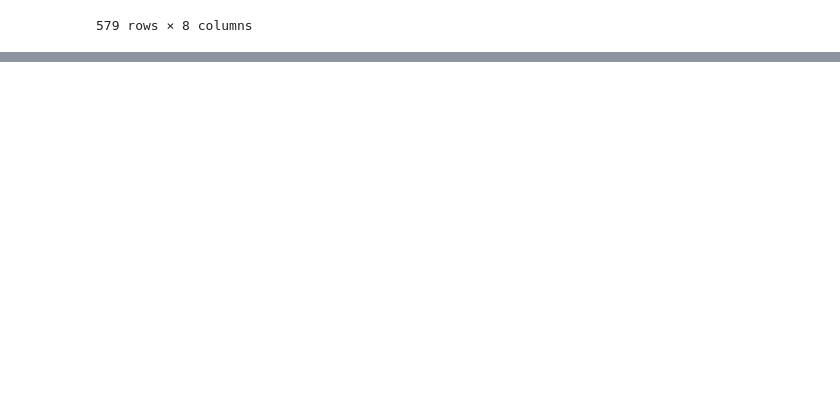
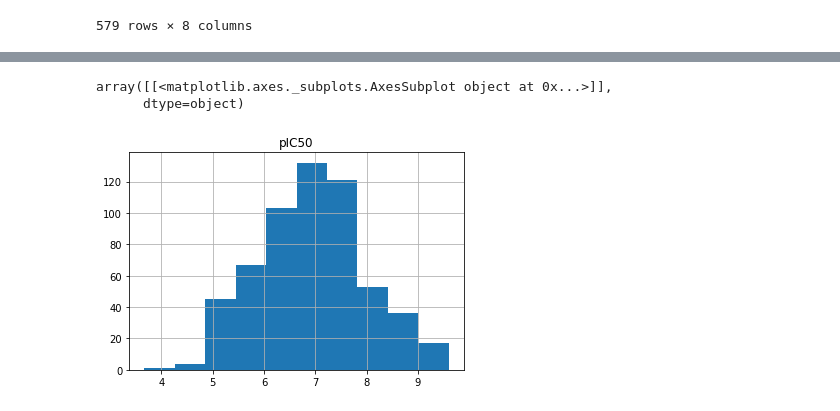
Before and after one commit to akshayonly/Mini-Projects, a Jupyter notebook: ChEMBL-Serotonin-ML/ChEMBL_Serotonin_ML_P02.ipynb, the cells around one changed output, grey strips where cells are left out. Drawn from its saved outputs; the diff is of its cells as text; code cells hidden in the pictures; blank space fills up the shorter version.

```diff
--- a/ChEMBL-Serotonin-ML/ChEMBL_Serotonin_ML_P02.ipynb
+++ b/ChEMBL-Serotonin-ML/ChEMBL_Serotonin_ML_P02.ipynb
@@ -86,0 +105,22 @@ data_1
+# %%
+# https://github.com/chaninlab/estrogen-receptor-alpha-qsar/blob/master/02_ER_alpha_RO5.ipynb
+
+def pIC50(input):
+    pIC50 = []
+
+    for i in input['standard_value']:
+        molar = i*(10**-9) # Converts nM to M
+        pIC50.append(-np.log10(molar))
+
+    input['pIC50'] = pIC50
+    x = input.drop('standard_value', 1)
+
+    return x
+# %%
+data_1_final = pIC50(data_1)
+# %%
+data_1_final.hist(column='pIC50')
+# %% [output]
+array([[<matplotlib.axes._subplots.AxesSubplot object at 0x...>]],
+      dtype=object)
+[figure, added]
```
Also changed, not shown: parts of 6 cells of this notebook.
